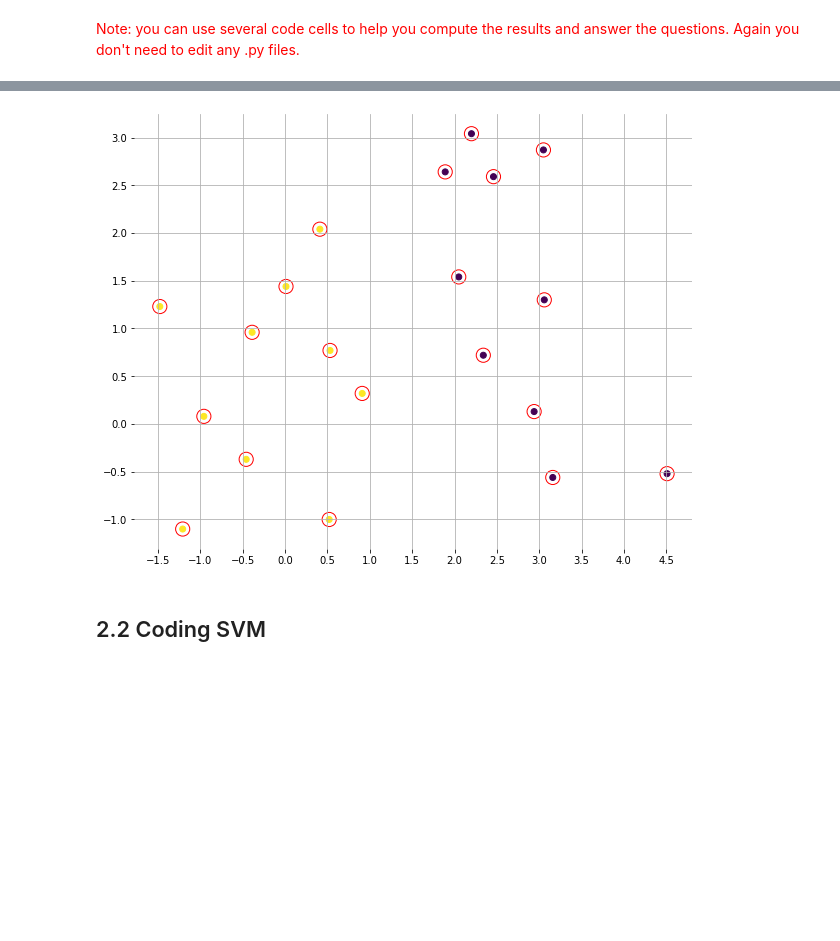
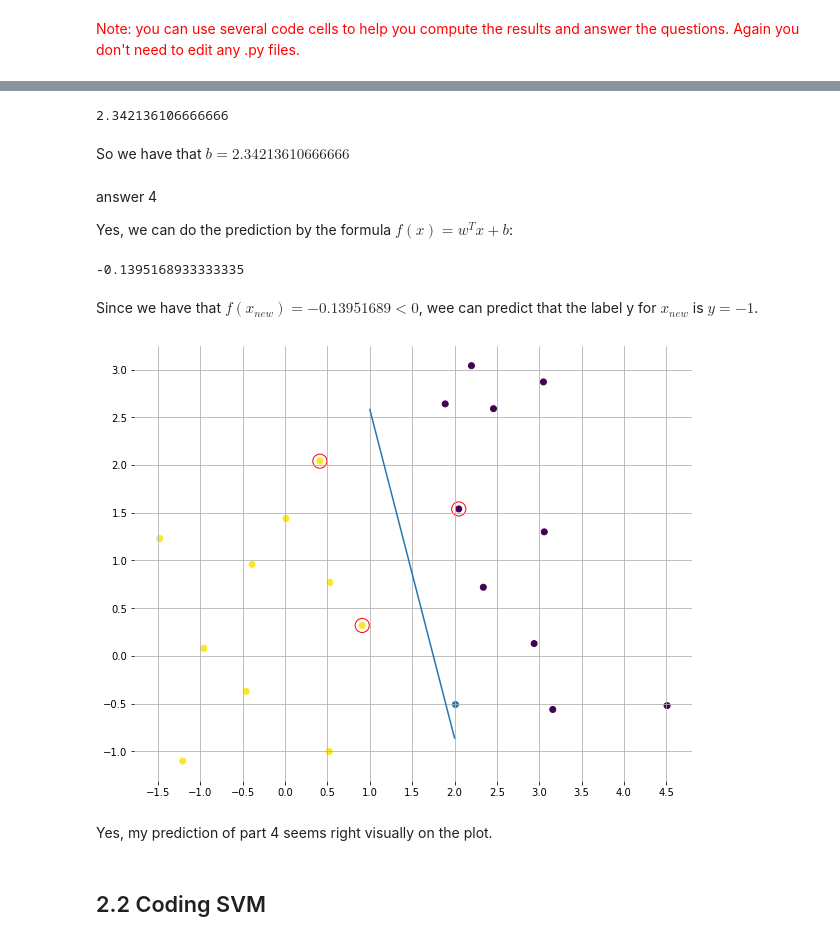
Before and after one commit to AllenLiuX/CS145-Data-Mining, a Jupyter notebook: hw2/hw2.ipynb, the cells around one changed output, grey strips where cells are left out. Saved outputs shown, nothing was run; the diff lists cells and outputs as text; code cells hidden in the pictures; blank space fills up the shorter version.

```diff
--- a/hw2/hw2.ipynb
+++ b/hw2/hw2.ipynb
@@ -199,0 +265,3 @@ answer 4
+# %%
+w = 0.5084*ds.iloc[1, 2]*ds.iloc[1, :2].to_numpy() + 0.4625*ds.iloc[5, 2]*ds.iloc[5, :2].to_numpy() + 0.9709*ds.iloc[17, 2]*ds.iloc[17, :2].to_numpy()
+print(w)
@@ -200,28 +276,56 @@ answer 4
+# %%
+b = ds.iloc[1, 2]-w.T @ ds.iloc[1, :2].to_numpy()
+b+= ds.iloc[5, 2]-w.T @ ds.iloc[5, :2].to_numpy()
+b+= ds.iloc[17, 2]-w.T @ ds.iloc[17, :2].to_numpy()
+b/=3
+print(b)
+# %% [output]
+2.342136106666666
+# %% [markdown]
+So we have that $ b=2.34213610666666 $
+# %% [markdown]
+answer 4
+
+Yes, we can do the prediction by the formula $f(x)=w^Tx+b$:
+# %%
+x = np.array([2, -0.5])
+f = w.T @ x + b
+print(f)
+# %% [output]
+-0.1395168933333335
+# %% [markdown]
+Since we have that $f(x_{new})=-0.13951689 < 0$, wee can predict that the label y for $ x_{new} $ is $y=-1$.
 # %%
 # answer 5
 x1_range = np.arange(-2, 5, 0.5)
 x2_range = np.arange(-2, 4., 0.5)
 
 fig, ax = plt.subplots(figsize=(10, 8))
 ax = fig.gca()
 ax.set_xticks(x1_range)
 ax.set_yticks(x2_range)
 ax.grid()
 ax.scatter(ds['x1'], ds['x2'], c=ds['y'])
 
 support_vec = ds
 #========================#
 # STRART YOUR CODE HERE  #
 #========================#
-
+support_vec = ds.iloc[[1,5,17],]
+xs = np.linspace(1, 2, 10)
+ys = -w[0]/w[1] * xs - b/w[1]
+ax.plot(xs,ys)
+ax.scatter(x[0], x[1])
 #========================#
 #   END YOUR CODE HERE   #
 #========================#
 ax.scatter(support_vec['x1'], support_vec['x2'], marker='o', facecolor='none', s=200, color='red')
 sns.despine(ax=ax, left=True, bottom=True, offset=0)
 plt.show()
 # %% [output]
-[figure, old version]
+[figure, new version]
+# %% [markdown]
+Yes, my prediction of part 4 seems right visually on the plot.
 # %% [markdown]
 ## 2.2 Coding SVM
 # %% [markdown]
```
Also changed, not shown: parts of 36 cells of this notebook, 37 other files.
